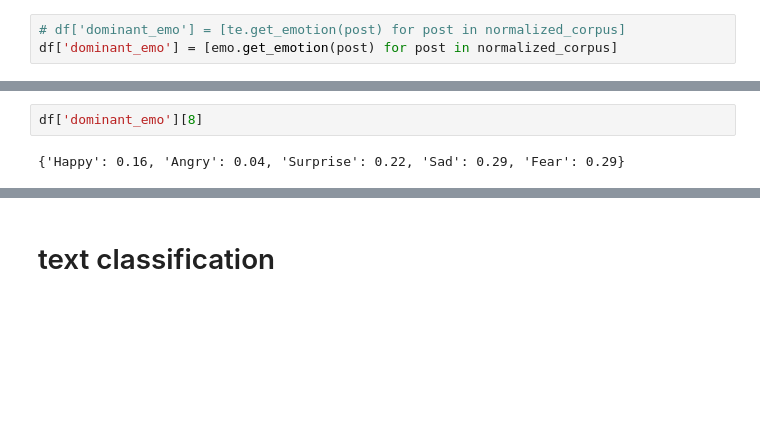
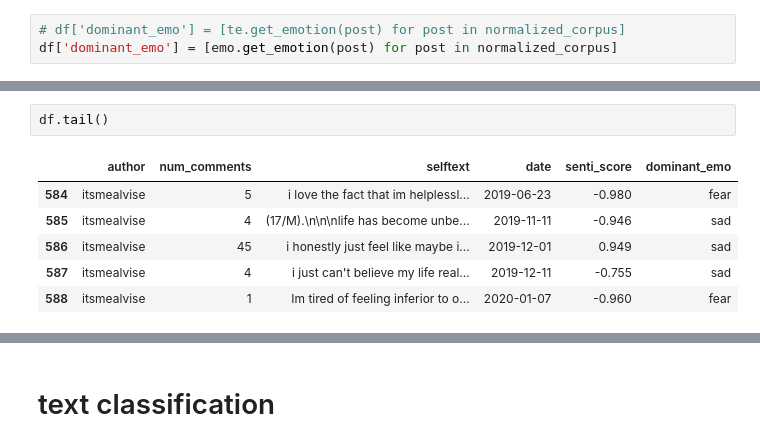
Before and after one commit to LuigiPignatelli/Text-Analysis-Project, a Jupyter notebook: 2. Analyses--submissions.ipynb, the cells around one changed output, grey strips where cells are left out. Cells and saved outputs as stored; diff of their text form; blank space fills up the shorter version.

```diff
--- a/2. Analyses--submissions.ipynb
+++ b/2. Analyses--submissions.ipynb
@@ -290,7 +281,12 @@ df.head(12)
-# %%
-df['dominant_emo'][8]
-# %% [output]
-{'Happy': 0.16, 'Angry': 0.04, 'Surprise': 0.22, 'Sad': 0.29, 'Fear': 0.29}
+# %%
+df.tail()
+# %% [output]
+|  | author | num_comments | selftext | date | senti_score | dominant_emo |
+| 584 | itsmealvise | 5 | i love the fact that im helplessl... | 2019-06-23 | -0.980 | fear |
+| 585 | itsmealvise | 4 | (17/M).\n\n\nlife has become unbe... | 2019-11-11 | -0.946 | sad |
+| 586 | itsmealvise | 45 | i honestly just feel like maybe i... | 2019-12-01 | 0.949 | sad |
+| 587 | itsmealvise | 4 | i just can't believe my life real... | 2019-12-11 | -0.755 | sad |
+| 588 | itsmealvise | 1 | Im tired of feeling inferior to o... | 2020-01-07 | -0.960 | fear |
 # %%
 df['dominant_emo'].value_counts()
 # %% [output]
```
Also changed, not shown: parts of 5 cells of this notebook, 1 other file.
